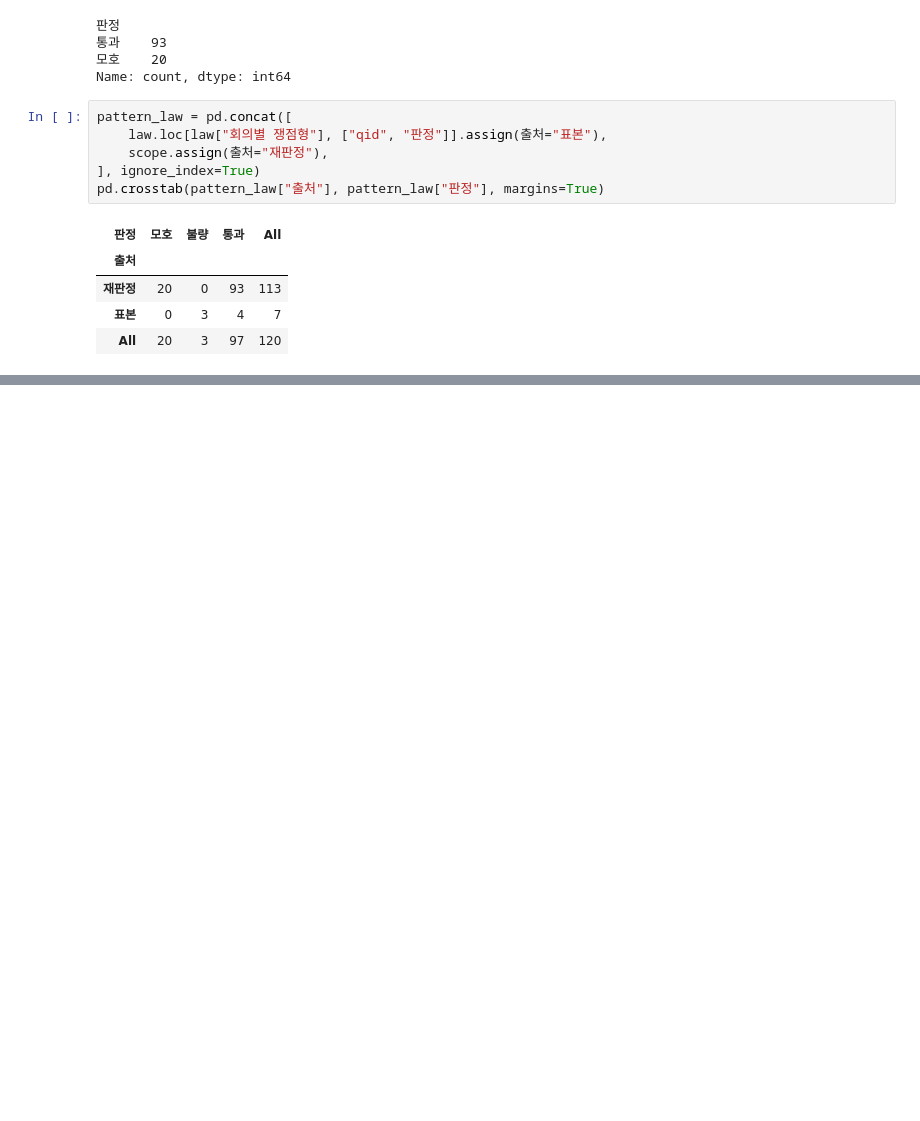
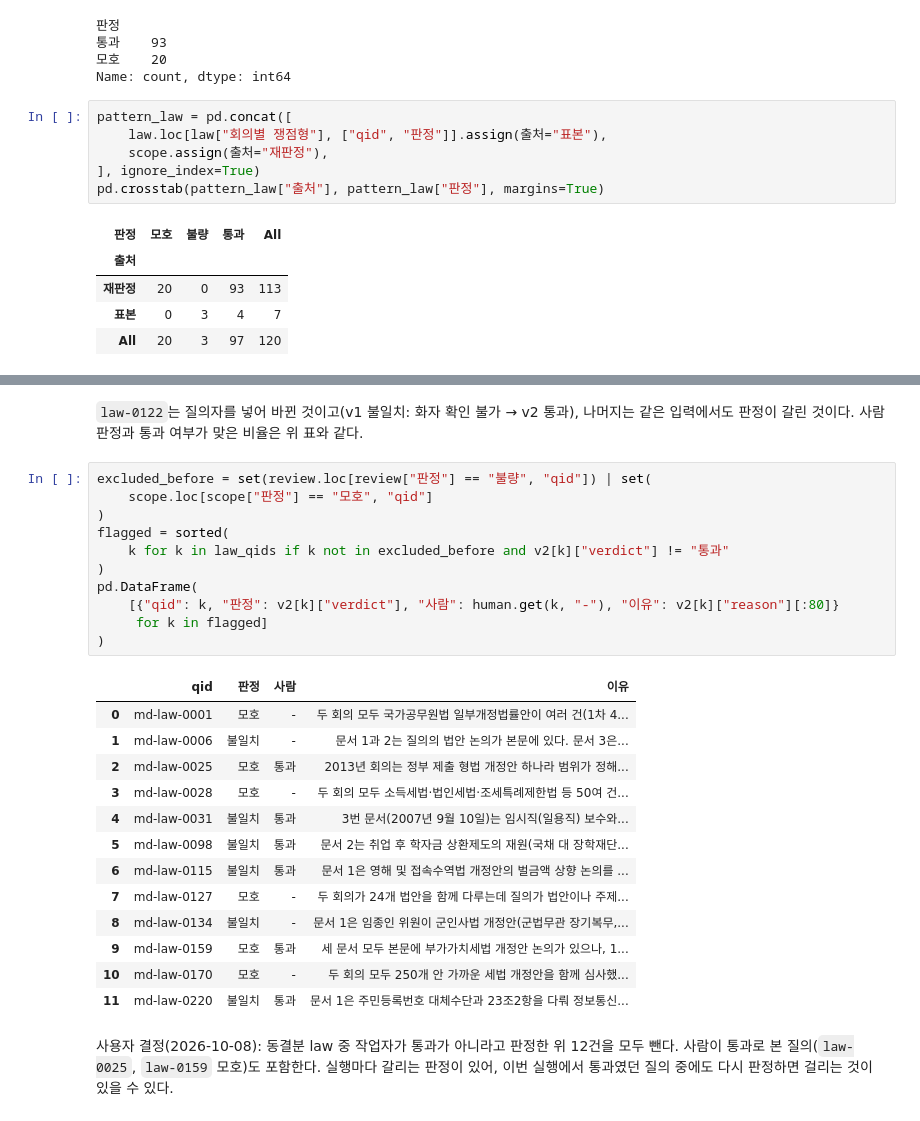
Before and after one commit to buzziru/meet-rag, a Jupyter notebook: notebooks/08_04_G3검수.ipynb, the cells around one changed output, grey strips where cells are left out. Saved outputs shown, nothing was run; the diff lists cells and outputs as text; blank space fills up the shorter version.

```diff
--- a/notebooks/08_04_G3검수.ipynb
+++ b/notebooks/08_04_G3검수.ipynb
@@ -292,0 +324,29 @@ pd.DataFrame({
+# %% [markdown]
+`law-0122`는 질의자를 넣어 바뀐 것이고(v1 불일치: 화자 확인 불가 → v2 통과), 나머지는 같은 입력에서도 판정이 갈린 것이다. 사람 판정과 통과 여부가 맞은 비율은 위 표와 같다.
+# %%
+excluded_before = set(review.loc[review["판정"] == "불량", "qid"]) | set(
+    scope.loc[scope["판정"] == "모호", "qid"]
+)
+flagged = sorted(
+    k for k in law_qids if k not in excluded_before and v2[k]["verdict"] != "통과"
+)
+pd.DataFrame(
+    [{"qid": k, "판정": v2[k]["verdict"], "사람": human.get(k, "-"), "이유": v2[k]["reason"][:80]}
+     for k in flagged]
+)
+# %% [output]
+|  | qid | 판정 | 사람 | 이유 |
+| 0 | md-law-0001 | 모호 | - | 두 회의 모두 국가공무원법 일부개정법률안이 여러 건(1차 4... |
+| 1 | md-law-0006 | 불일치 | - | 문서 1과 2는 질의의 법안 논의가 본문에 있다. 문서 3은... |
+| 2 | md-law-0025 | 모호 | 통과 | 2013년 회의는 정부 제출 형법 개정안 하나라 범위가 정해... |
+| 3 | md-law-0028 | 모호 | - | 두 회의 모두 소득세법·법인세법·조세특례제한법 등 50여 건... |
+| 4 | md-law-0031 | 불일치 | 통과 | 3번 문서(2007년 9월 10일)는 임시직(일용직) 보수와... |
+| 5 | md-law-0098 | 불일치 | 통과 | 문서 2는 취업 후 학자금 상환제도의 재원(국채 대 장학재단... |
+| 6 | md-law-0115 | 불일치 | 통과 | 문서 1은 영해 및 접속수역법 개정안의 벌금액 상향 논의를 ... |
+| 7 | md-law-0127 | 모호 | - | 두 회의가 24개 법안을 함께 다루는데 질의가 법안이나 주제... |
+| 8 | md-law-0134 | 불일치 | - | 문서 1은 임종인 위원이 군인사법 개정안(군법무관 장기복무,... |
+| 9 | md-law-0159 | 모호 | 통과 | 세 문서 모두 본문에 부가가치세법 개정안 논의가 있으나, 1... |
+| 10 | md-law-0170 | 모호 | - | 두 회의 모두 250개 안 가까운 세법 개정안을 함께 심사했... |
+| 11 | md-law-0220 | 불일치 | 통과 | 문서 1은 주민등록번호 대체수단과 23조2항을 다뤄 정보통신... |
+# %% [markdown]
+사용자 결정(2026-10-08): 동결분 law 중 작업자가 통과가 아니라고 판정한 위 12건을 모두 뺀다. 사람이 통과로 본 질의(`law-0025`, `law-0159` 모호)도 포함한다. 실행마다 갈리는 판정이 있어, 이번 실행에서 통과였던 질의 중에도 다시 판정하면 걸리는 것이 있을 수 있다.
```
Also changed, not shown: parts of 8 cells of this notebook, 1 other file.
